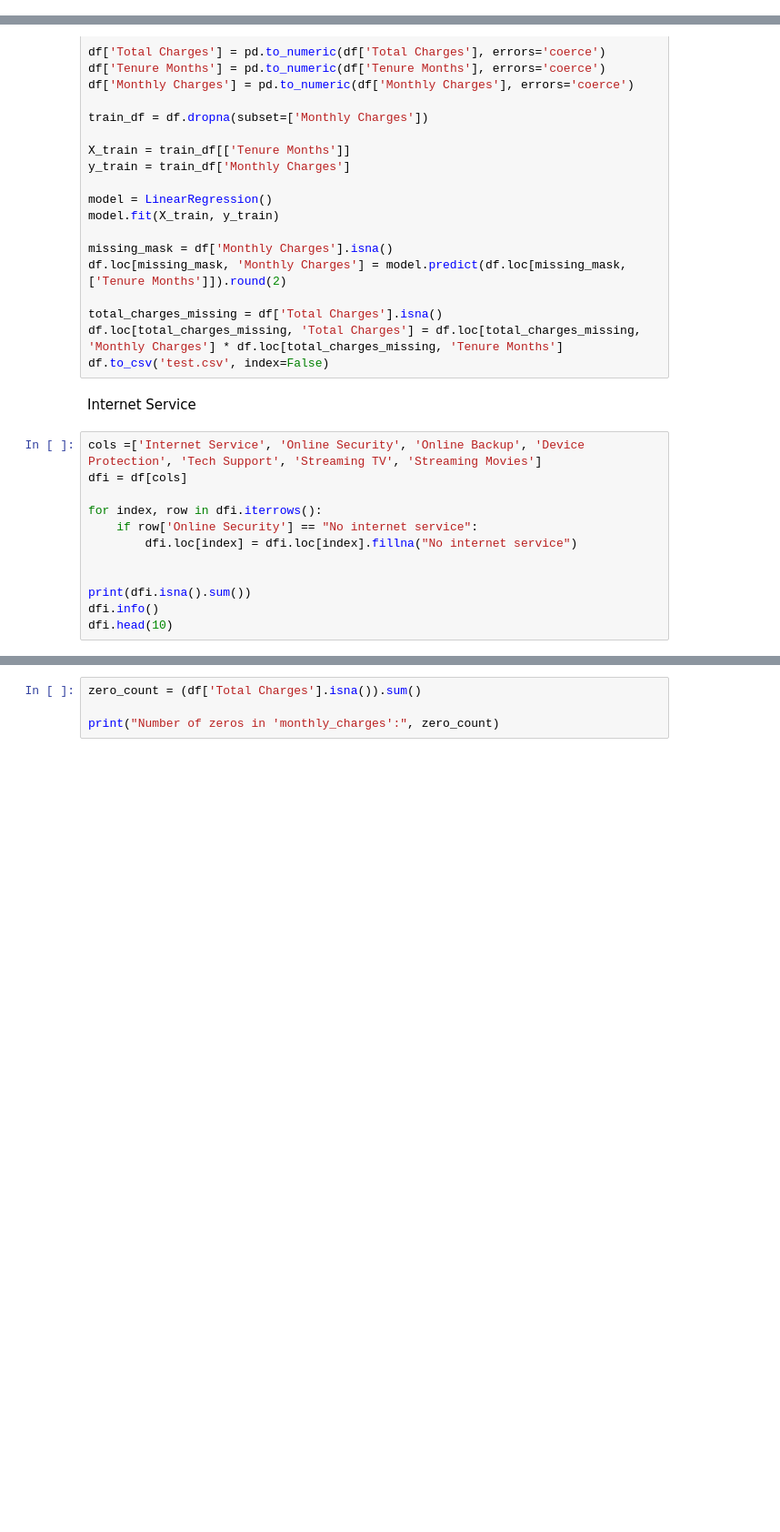
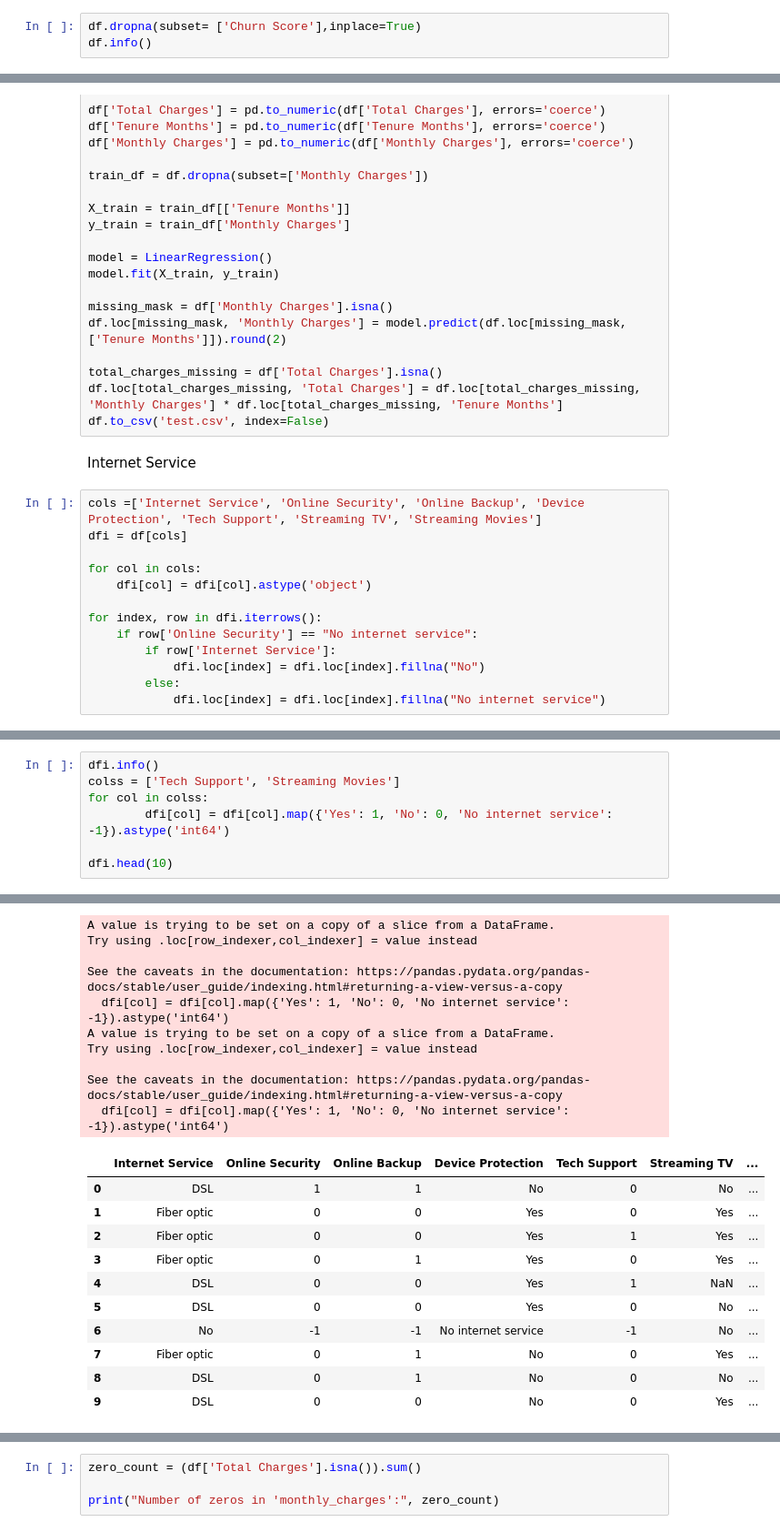
Before and after one commit to LaurinL36/Portfolio1, a Jupyter notebook: sample.ipynb, the cells around one changed output, grey strips where cells are left out. Shown at 91% size. Cells and saved outputs as stored; diff of their text form; blank space fills up the shorter version.

```diff
--- a/sample.ipynb
+++ b/sample.ipynb
@@ -105,3 +105,6 @@ For example, when doing 'df[col].method(value, inplace=True)', try using 'df.met
 
 
   df.State.fillna(value='California', inplace=True)
+# %%
+df.dropna(subset= ['Churn Score'],inplace=True)
+df.info()
@@ -236,12 +258,13 @@ Internet Service
 cols =['Internet Service', 'Online Security', 'Online Backup', 'Device Protection', 'Tech Support', 'Streaming TV', 'Streaming Movies']
 dfi = df[cols]
 
+for col in cols:
+    dfi[col] = dfi[col].astype('object')
+
 for index, row in dfi.iterrows():
     if row['Online Security'] == "No internet service":
-        dfi.loc[index] = dfi.loc[index].fillna("No internet service")
-
-
-print(dfi.isna().sum())
-dfi.info()
-dfi.head(10)
+        if row['Internet Service']:
+            dfi.loc[index] = dfi.loc[index].fillna("No")
+        else:
+            dfi.loc[index] = dfi.loc[index].fillna("No internet service")
 # %% [output]
@@ -248,0 +288,8 @@ TypeError: Cannot setitem on a Categorical with a new category (No internet serv
+# %%
+dfi.info()
+colss = ['Tech Support', 'Streaming Movies']
+for col in colss:
+        dfi[col] = dfi[col].map({'Yes': 1, 'No': 0, 'No internet service': -1}).astype('int64')
+
+dfi.head(10)
+# %% [output]
@@ -248,0 +310,21 @@ TypeError: Cannot setitem on a Categorical with a new category (No internet serv
+A value is trying to be set on a copy of a slice from a DataFrame.
+Try using .loc[row_indexer,col_indexer] = value instead
+
+See the caveats in the documentation: https://pandas.pydata.org/pandas-docs/stable/user_guide/indexing.html#returning-a-view-versus-a-copy
+  dfi[col] = dfi[col].map({'Yes': 1, 'No': 0, 'No internet service': -1}).astype('int64')
+A value is trying to be set on a copy of a slice from a DataFrame.
+Try using .loc[row_indexer,col_indexer] = value instead
+
+See the caveats in the documentation: https://pandas.pydata.org/pandas-docs/stable/user_guide/indexing.html#returning-a-view-versus-a-copy
+  dfi[col] = dfi[col].map({'Yes': 1, 'No': 0, 'No internet service': -1}).astype('int64')
+|  | Internet Service | Online Security | Online Backup | Device Protection | Tech Support | Streaming TV | ... |
+| 0 | DSL | 1 | 1 | No | 0 | No | ... |
+| 1 | Fiber optic | 0 | 0 | Yes | 0 | Yes | ... |
+| 2 | Fiber optic | 0 | 0 | Yes | 1 | Yes | ... |
+| 3 | Fiber optic | 0 | 1 | Yes | 0 | Yes | ... |
+| 4 | DSL | 0 | 0 | Yes | 1 | NaN | ... |
+| 5 | DSL | 0 | 0 | Yes | 0 | No | ... |
+| 6 | No | -1 | -1 | No internet service | -1 | No | ... |
+| 7 | Fiber optic | 0 | 1 | No | 0 | Yes | ... |
+| 8 | DSL | 0 | 1 | No | 0 | No | ... |
+| 9 | DSL | 0 | 0 | No | 0 | Yes | ... |
```
Also changed, not shown: parts of 4 cells of this notebook.
